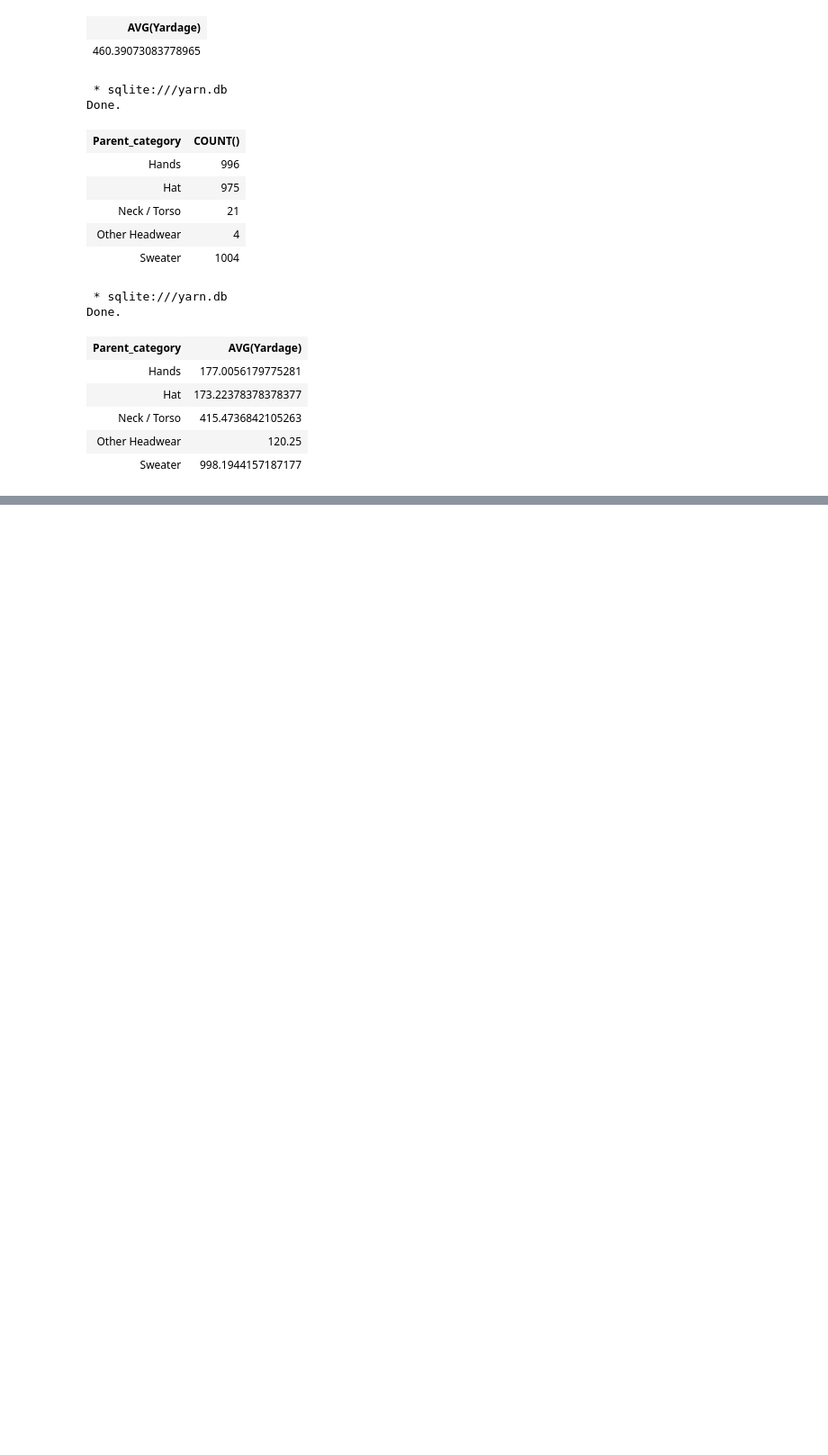
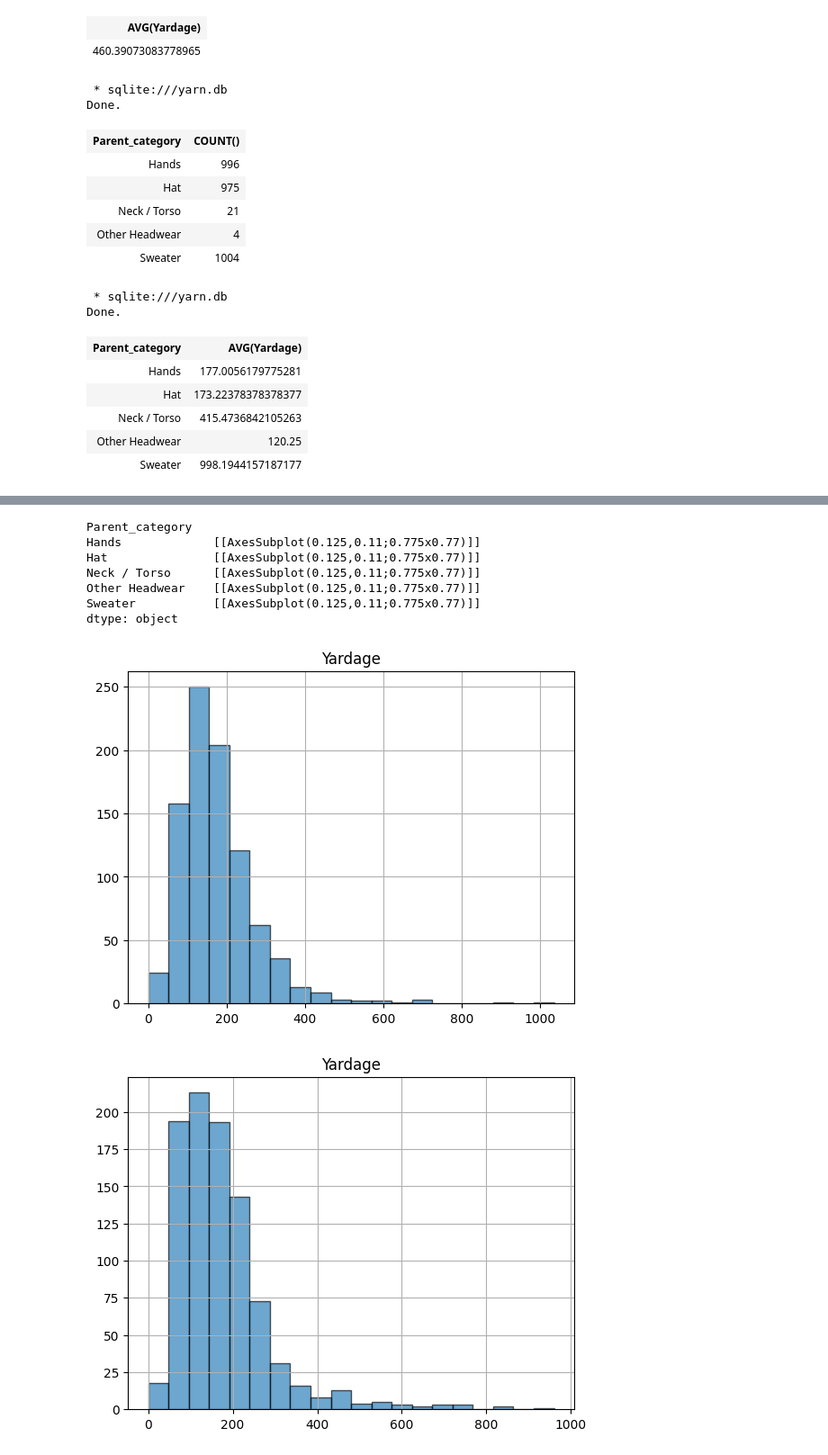
Before and after one commit to trueskawka/data-science-and-sql, a Jupyter notebook: notebook.ipynb, the cells around one changed output, grey strips where cells are left out. Shown: that part at 90% size. Saved outputs shown, nothing was run; the diff lists cells and outputs as text; code cells hidden in the pictures; blank space fills up the shorter version.

```diff
--- a/notebook.ipynb
+++ b/notebook.ipynb
@@ -205,0 +243,6 @@ Done.
+# %%
+# getting yardage data into a pandas data frame
+yardage_by_category =%sql SELECT Parent_category, Yardage FROM patterns;
+yardage_by_category_df = yardage_by_category.DataFrame()
+
+yardage_by_category_df.head()
@@ -205,0 +269,12 @@ Done.
+# %%
+yardage_by_category_df.groupby('Parent_category').hist(bins=20, edgecolor='k', alpha=0.65)
+# %% [output]
+Parent_category
+Hands             [[AxesSubplot(0.125,0.11;0.775x0.77)]]
+Hat               [[AxesSubplot(0.125,0.11;0.775x0.77)]]
+Neck / Torso      [[AxesSubplot(0.125,0.11;0.775x0.77)]]
+Other Headwear    [[AxesSubplot(0.125,0.11;0.775x0.77)]]
+Sweater           [[AxesSubplot(0.125,0.11;0.775x0.77)]]
+dtype: object
+[figure, added]
+[figure, added]
```
Also changed, not shown: parts of 38 cells of this notebook, 2 other files.
